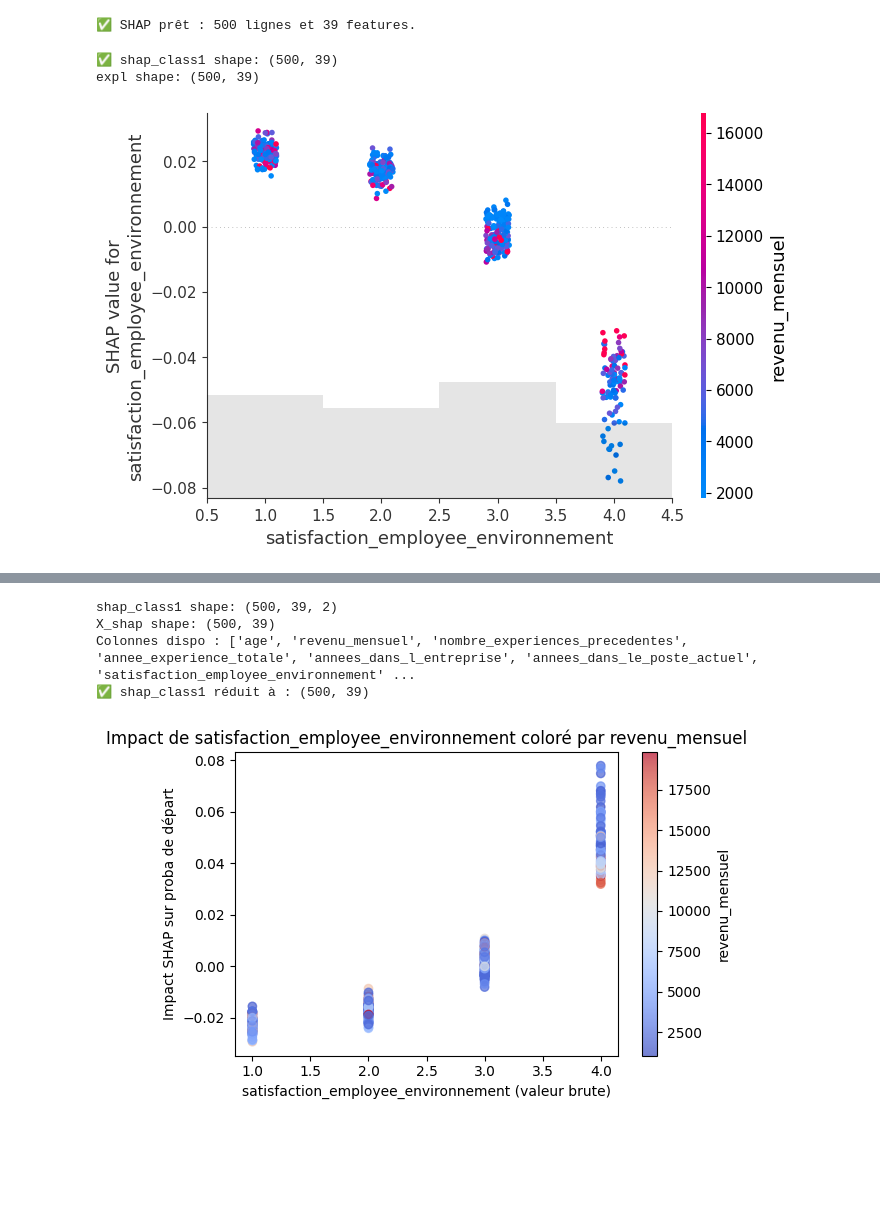
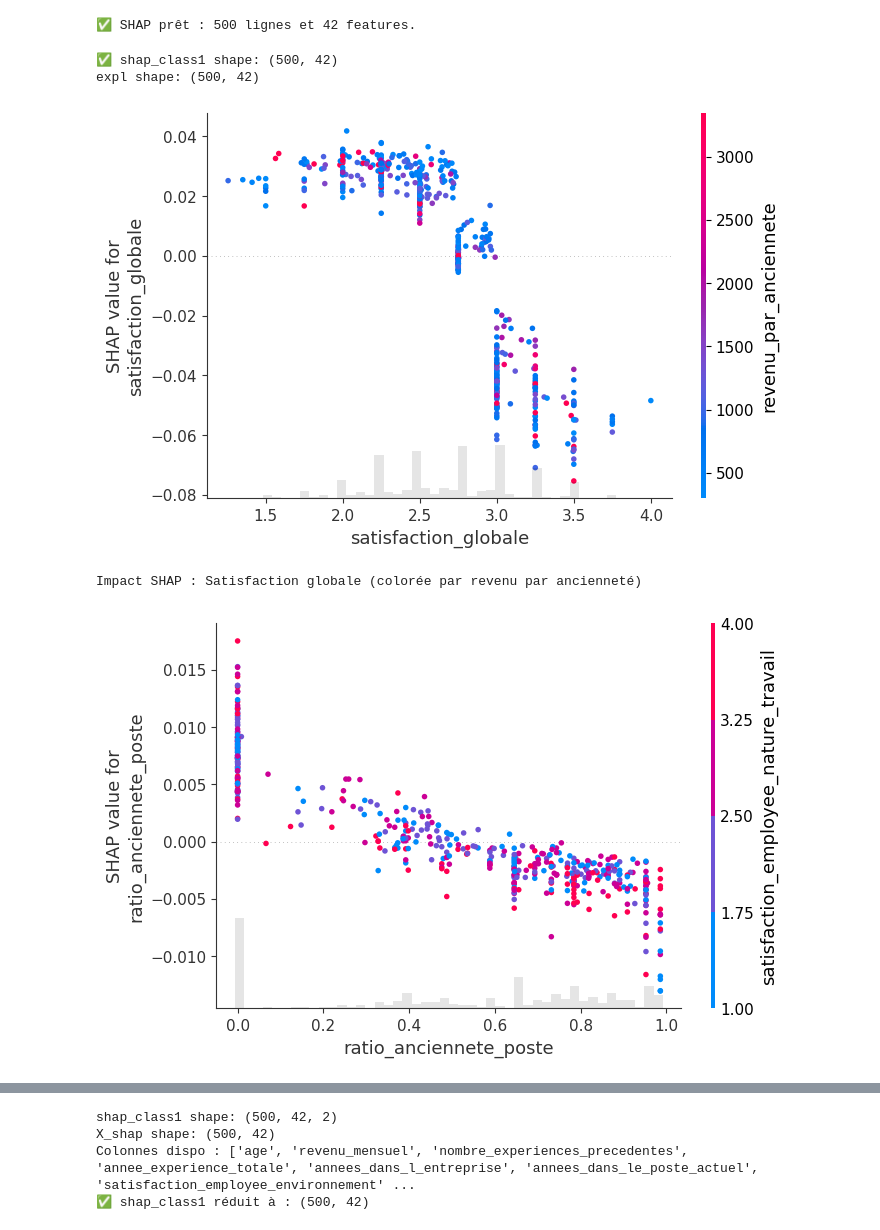
Before and after one commit to DagueG/Auto_classif_data, a Jupyter notebook: notebooks/05_modeles_optimisation.ipynb, the cells around one changed output, grey strips where cells are left out. Saved outputs shown, nothing was run; the diff lists cells and outputs as text; code cells hidden in the pictures; blank space fills up the shorter version.

```diff
--- a/notebooks/05_modeles_optimisation.ipynb
+++ b/notebooks/05_modeles_optimisation.ipynb
@@ -43,8 +43,9 @@ log_pipeline = Pipeline(steps=[
 ])
 
 param_grid_log = {
+    "model__solver": ["liblinear"],
     "model__C": [0.01, 0.1, 1, 10],
-    "model__solver": ["lbfgs", "liblinear"]
+    "model__penalty": ["l1", "l2"],
 }
 
 grid_log = GridSearchCV(
@@ -129,29 +130,41 @@ shap_values = explainer.shap_values(X_shap)
 
 print(f"✅ SHAP prêt : {X_shap.shape[0]} lignes et {X_shap.shape[1]} features.")
 # %% [output]
-✅ SHAP prêt : 500 lignes et 39 features.
+✅ SHAP prêt : 500 lignes et 42 features.
 # %%
 # ─── Correction de la dimension (on garde la classe positive uniquement) ───────
 shap_class1 = shap_values[:, :, 1]  # on sélectionne la classe 1 (colonne 1)
 print("✅ shap_class1 shape:", shap_class1.shape)
 
 # ─── Construction de l'objet Explanation ───────────────────────────────────────
 expl = shap.Explanation(
     values=shap_class1,
     base_values=np.full(len(X_shap), explainer.expected_value[1]),
     data=X_shap.values,
     feature_names=X_shap.columns
 )
 
 print("expl shape:", expl.shape)
 
 # ─── Visualisation SHAP scatter ────────────────────────────────────────────────
 shap.plots.scatter(
-    expl[:, "satisfaction_employee_environnement"],
-    color=expl[:, "revenu_mensuel"]
+    expl[:, "satisfaction_globale"],
+    color=expl[:, "revenu_par_anciennete"]
 )
+print("Impact SHAP : Satisfaction globale (colorée par revenu par ancienneté)")
 plt.show()
+
+# 2️⃣ Scatter plot SHAP : Ratio ancienneté dans le poste (feature créée)
+#    Coloré par satisfaction nature du travail
+shap.plots.scatter(
+    expl[:, "ratio_anciennete_poste"],
+    color=expl[:, "satisfaction_employee_nature_travail"]
+)
+plt.title("Impact SHAP : Ratio ancienneté poste (coloré par satisfaction travail)")
+plt.show()
 # %% [output]
-✅ shap_class1 shape: (500, 39)
-expl shape: (500, 39)
+✅ shap_class1 shape: (500, 42)
+expl shape: (500, 42)
-[figure, old version]
+[figure, new version]
+Impact SHAP : Satisfaction globale (colorée par revenu par ancienneté)
+[figure, added]
@@ -173,34 +187,7 @@ shap_class1 = shap_class1[:, :, 0]
 
 print("✅ shap_class1 réduit à :", shap_class1.shape)
 # %% [output]
-shap_class1 shape: (500, 39, 2)
-X_shap shape: (500, 39)
+shap_class1 shape: (500, 42, 2)
+X_shap shape: (500, 42)
 Colonnes dispo : ['age', 'revenu_mensuel', 'nombre_experiences_precedentes', 'annee_experience_totale', 'annees_dans_l_entreprise', 'annees_dans_le_poste_actuel', 'satisfaction_employee_environnement' ...
-✅ shap_class1 réduit à : (500, 39)
+✅ shap_class1 réduit à : (500, 42)
-# %%
-# --- Variables choisies ---
-feature_x = "satisfaction_employee_environnement"
-feature_color = "revenu_mensuel"
-
-# --- Indices correspondants ---
-ix_x = X_shap.columns.get_loc(feature_x)
-ix_color = X_shap.columns.get_loc(feature_color)
-
-# --- Tracé du scatter ---
-plt.figure(figsize=(6,4))
-plt.scatter(
-    X_shap.iloc[:, ix_x],
-    shap_class1[:, ix_x],
-    c=X_shap.iloc[:, ix_color],
-    cmap="coolwarm",
-    alpha=0.7
-)
-plt.xlabel(f"{feature_x} (valeur brute)")
-plt.ylabel(f"Impact SHAP sur proba de départ")
-plt.title(f"Impact de {feature_x} coloré par {feature_color}")
-cbar = plt.colorbar()
-cbar.set_label(feature_color)
-plt.tight_layout()
-plt.show()
-# %% [output]
-[figure, removed]
```
Also changed, not shown: parts of 9 cells of this notebook, 4 other files.
